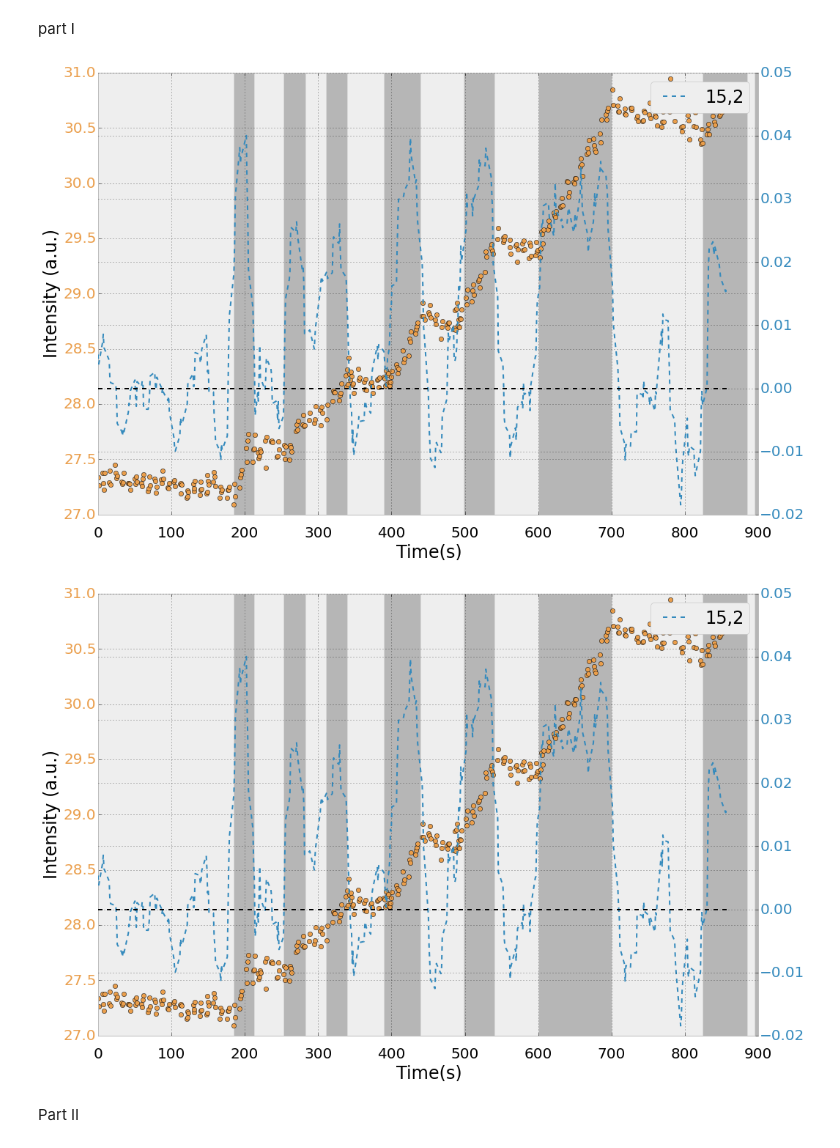
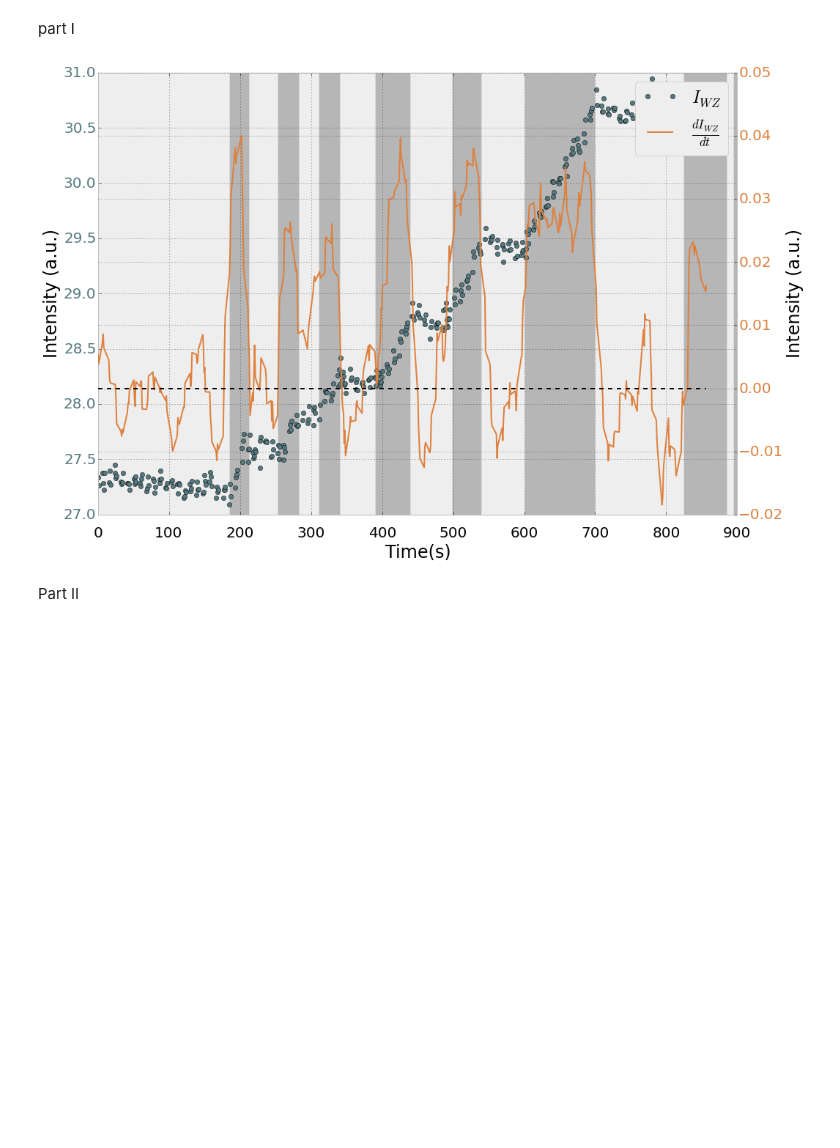
Before and after one commit to giulioungaretti/SPring8, a Jupyter notebook: 0799-Time3.ipynb, the cells around one changed output. Drawn from its saved outputs; the diff is of its cells as text; code cells hidden in the pictures; blank space fills up the shorter version.

Commit message:
played around with 0800, fixed colors and plots for 0799 and 0800time1

```diff
--- a/0799-Time3.ipynb
+++ b/0799-Time3.ipynb
@@ -416,42 +408,31 @@ part I
 # %%
 fig, ax = subplots(figsize=(15,10))
 ax2 = ax.twinx()
 
 
-ax.plot(dataI.Time, dataI.Int_WZ,'o',label= '$I_{WZ}$', c='#EA9E4B')
+ax.plot(dataI.Time, dataI.Int_WZ,'o',label= '$I_{WZ}$', c='#547980')
 
 # ax2.plot(dataI.Time, savitzky_golay(dataI.Int_WZ,15,3,1),label='15,3')
 # ax2.plot(dataI.Time, savitzky_golay(dataI.Int_WZ,25,3,1),label='25,3')
 
-ax2.plot(dataI.Time, savitzky_golay(dataI.Int_WZ,15,2,1),'--',label='15,2')
-# ax2.plot(dataI.Time, savitzky_golay(dataI.Int_WZ,25,2,1),label='25,2')
-
-
-# ax2.plot(dataI.Time, savitzky_golay(dataI.Int_WZ,15,4,1),'o',label='15,4')
-# ax2.plot(dataI.Time, savitzky_golay(dataI.Int_WZ,25,4,1),label='25,4')
-
-# ax properties
+ax2.plot(dataI.Time, savitzky_golay(dataI.Int_WZ,15,2,1),label = r'$\frac{dI_{WZ}}{dt}$', c='#DE813E')
 
 ax.tick_params(axis='x', pad=15)
 ax.set_xlabel('Time(s)')
 ax.set_ylabel('Intensity (a.u.)')
-# ax.set_xticks(xrange(300,900,50),minor=True)
+ax2.set_ylabel('Intensity (a.u.)')
+
 ax.grid(True, which='both')
 
-# ax2 propr
 
-ax2.legend()
-
-#global prop
 ax2.plot(dataI.Time, zeros(len(dataI)),'k--')
 
 shade(on_off2,ax, lim = 300)
 color_ticks(fig)
 tight_layout()
-fig
+update_legend(fig)
 # %% [output]
-[figure, old version]
+[figure, new version]
-[figure, removed]
 # %% [markdown]
 Part II
 # %%
```
Also changed, not shown: parts of 5 cells of this notebook, 4 other files.
